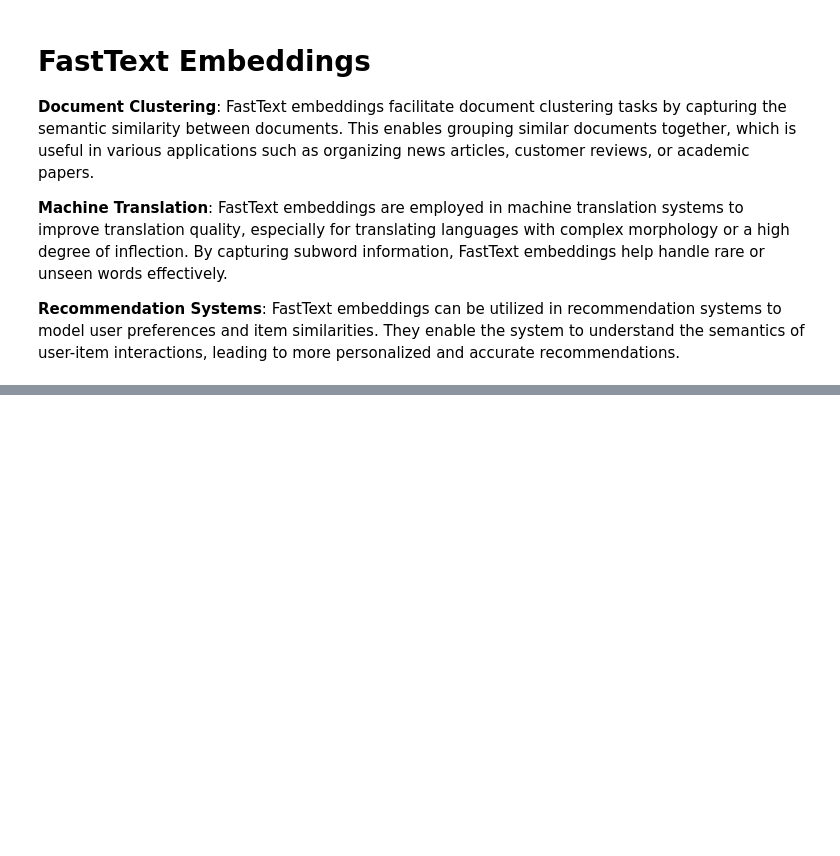
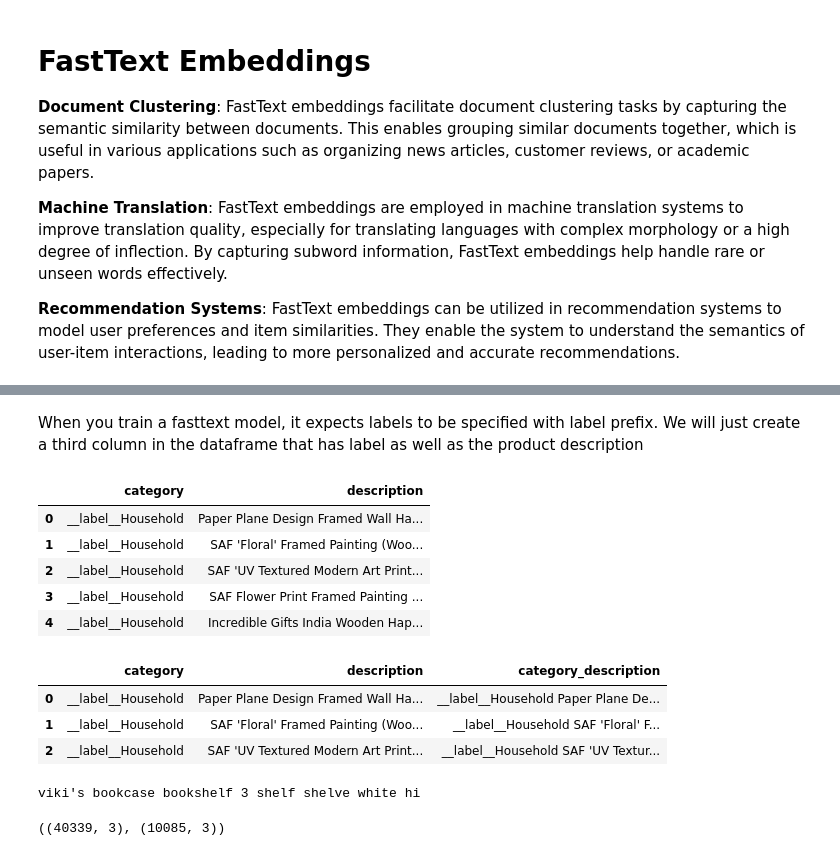
Before and after one commit to Gdisbar/Notes, a Jupyter notebook: NLP/WordEmeddings.ipynb, the cells around one changed output, grey strips where cells are left out. Cells and saved outputs as stored; diff of their text form; code cells hidden in the pictures; blank space fills up the shorter version.

```diff
--- a/NLP/WordEmeddings.ipynb
+++ b/NLP/WordEmeddings.ipynb
@@ -500,0 +522,42 @@ cosine_similarity(e2, gender) =  [[0.55300444]]
+# %% [markdown]
+When you train a fasttext model, it expects labels to be specified with label prefix. We will just create a third column in the dataframe that has label as well as the product description
+# %%
+df['category'] = '__label__' + df['category'].astype(str)
+df.head(5)
+# %% [output]
+|  | category | description |
+| 0 | __label__Household | Paper Plane Design Framed Wall Ha... |
+| 1 | __label__Household | SAF 'Floral' Framed Painting (Woo... |
+| 2 | __label__Household | SAF 'UV Textured Modern Art Print... |
+| 3 | __label__Household | SAF Flower Print Framed Painting ... |
+| 4 | __label__Household | Incredible Gifts India Wooden Hap... |
+# %%
+df['category_description'] = df['category'] + ' ' + df['description']
+df.head(3)
+# %% [output]
+|  | category | description | category_description |
+| 0 | __label__Household | Paper Plane Design Framed Wall Ha... | __label__Household Paper Plane De... |
+| 1 | __label__Household | SAF 'Floral' Framed Painting (Woo... | __label__Household SAF 'Floral' F... |
+| 2 | __label__Household | SAF 'UV Textured Modern Art Print... | __label__Household SAF 'UV Textur... |
+# %%
+import re
+
+def preprocess(text):
+    text = re.sub(r'[^\w\s\']',' ', text) # remove punctuation,special character
+    text = re.sub(' +', ' ', text) # remove extra white space
+    text = re.sub(r'[ \n]+', ' ', text) # remove newline - each line should represent each document(fasttext format)
+    return text.strip().lower()
+
+df['category_description'] = df['category_description'].map(preprocess)
+
+text = "  VIKI's | Bookcase/Bookshelf (3-Shelf/Shelve, White) | ? . \nhi"
+print(preprocess(text))
+# %% [output]
+viki's bookcase bookshelf 3 shelf shelve white hi
+# %%
+from sklearn.model_selection import train_test_split
+
+train, test = train_test_split(df, test_size=0.2)
+train.shape, test.shape
+# %% [output]
+((40339, 3), (10085, 3))
```
Also changed, not shown: parts of 12 cells of this notebook.
